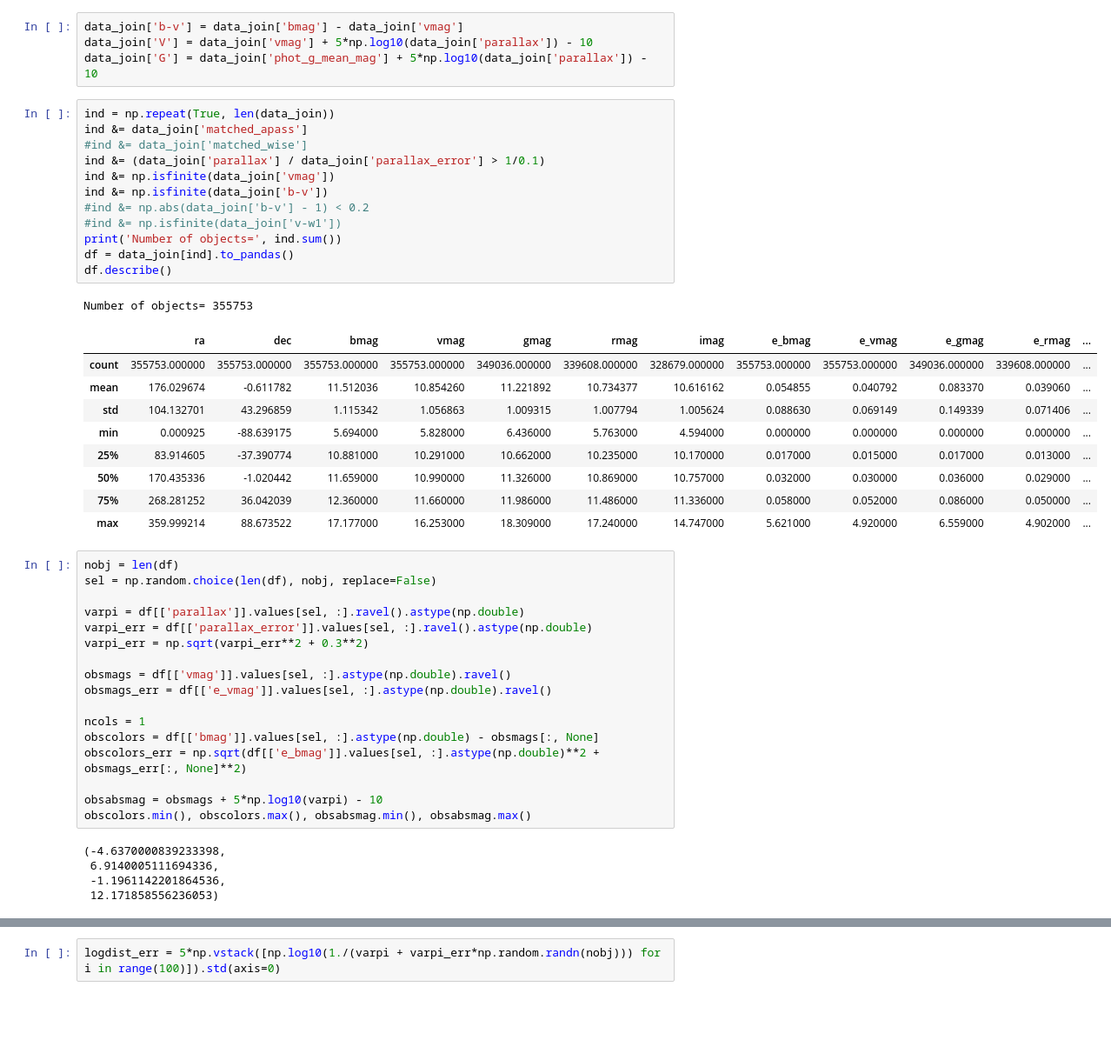
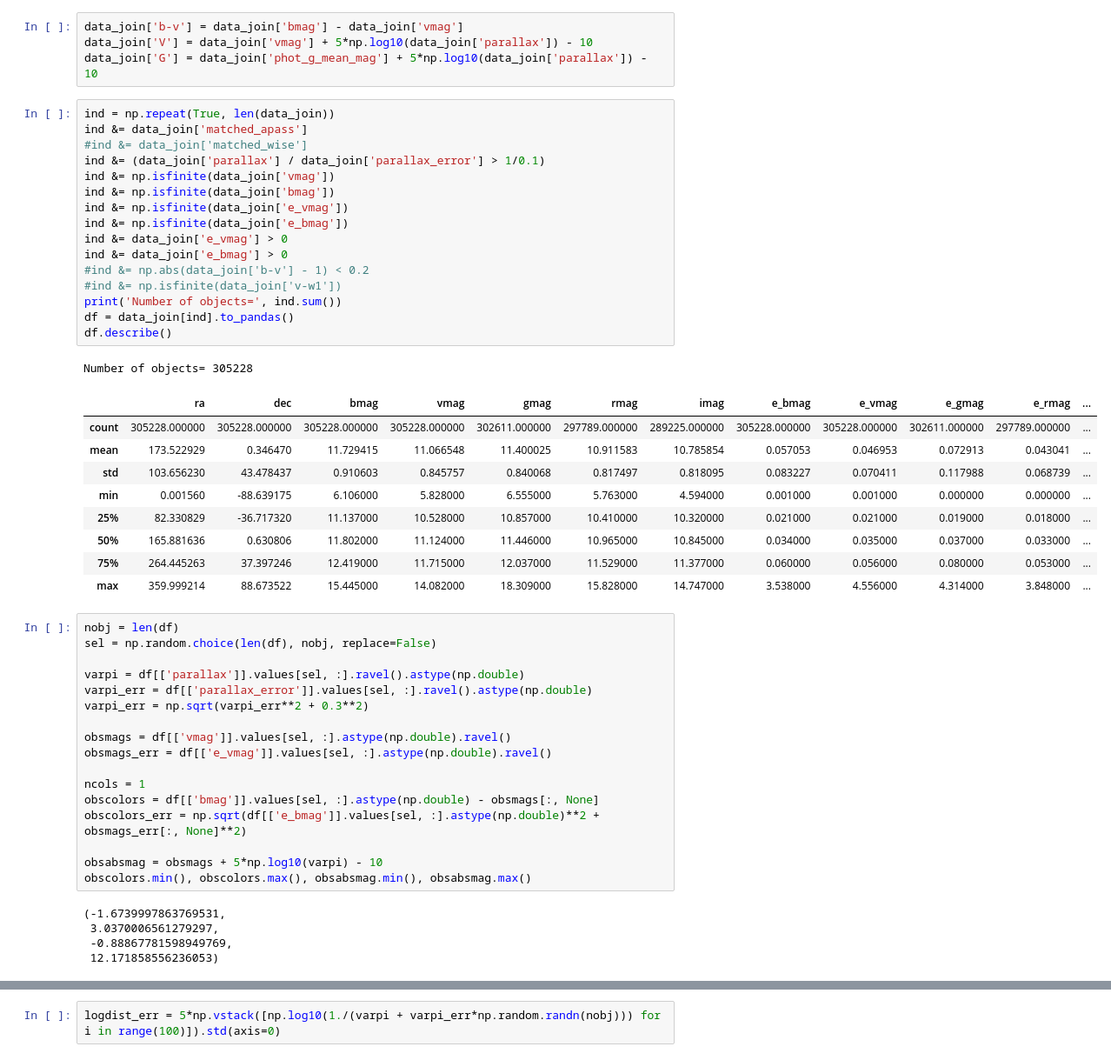
Before and after one commit to errai34/Starlight, a Jupyter notebook: notebooks/Simple HHRD applied to TGAS.ipynb, the cells around one changed output, grey strips where cells are left out. Shown at 87% size. Drawn from its saved outputs; the diff is of its cells as text; blank space fills up the shorter version.

```diff
--- a/notebooks/Simple HHRD applied to TGAS.ipynb
+++ b/notebooks/Simple HHRD applied to TGAS.ipynb
@@ -55,26 +55,30 @@ data_join['G'] = data_join['phot_g_mean_mag'] + 5*np.log10(data_join['parallax']
 # %%
 ind = np.repeat(True, len(data_join))
 ind &= data_join['matched_apass']
 #ind &= data_join['matched_wise']
 ind &= (data_join['parallax'] / data_join['parallax_error'] > 1/0.1)
 ind &= np.isfinite(data_join['vmag'])
-ind &= np.isfinite(data_join['b-v'])
+ind &= np.isfinite(data_join['bmag'])
+ind &= np.isfinite(data_join['e_vmag'])
+ind &= np.isfinite(data_join['e_bmag'])
+ind &= data_join['e_vmag'] > 0
+ind &= data_join['e_bmag'] > 0
 #ind &= np.abs(data_join['b-v'] - 1) < 0.2
 #ind &= np.isfinite(data_join['v-w1'])
 print('Number of objects=', ind.sum())
 df = data_join[ind].to_pandas()
 df.describe()
 # %% [output]
-Number of objects= 355753
+Number of objects= 305228
 |  | ra | dec | bmag | vmag | gmag | rmag | imag | e_bmag | e_vmag | e_gmag | e_rmag | ... |
-| count | 355753.000000 | 355753.000000 | 355753.000000 | 355753.000000 | 349036.000000 | 339608.000000 | 328679.000000 | 355753.000000 | 355753.000000 | 349036.000000 | 339608.000000 | ... |
-| mean | 176.029674 | -0.611782 | 11.512036 | 10.854260 | 11.221892 | 10.734377 | 10.616162 | 0.054855 | 0.040792 | 0.083370 | 0.039060 | ... |
-| std | 104.132701 | 43.296859 | 1.115342 | 1.056863 | 1.009315 | 1.007794 | 1.005624 | 0.088630 | 0.069149 | 0.149339 | 0.071406 | ... |
-| min | 0.000925 | -88.639175 | 5.694000 | 5.828000 | 6.436000 | 5.763000 | 4.594000 | 0.000000 | 0.000000 | 0.000000 | 0.000000 | ... |
-| 25% | 83.914605 | -37.390774 | 10.881000 | 10.291000 | 10.662000 | 10.235000 | 10.170000 | 0.017000 | 0.015000 | 0.017000 | 0.013000 | ... |
-| 50% | 170.435336 | -1.020442 | 11.659000 | 10.990000 | 11.326000 | 10.869000 | 10.757000 | 0.032000 | 0.030000 | 0.036000 | 0.029000 | ... |
-| 75% | 268.281252 | 36.042039 | 12.360000 | 11.660000 | 11.986000 | 11.486000 | 11.336000 | 0.058000 | 0.052000 | 0.086000 | 0.050000 | ... |
-| max | 359.999214 | 88.673522 | 17.177000 | 16.253000 | 18.309000 | 17.240000 | 14.747000 | 5.621000 | 4.920000 | 6.559000 | 4.902000 | ... |
+| count | 305228.000000 | 305228.000000 | 305228.000000 | 305228.000000 | 302611.000000 | 297789.000000 | 289225.000000 | 305228.000000 | 305228.000000 | 302611.000000 | 297789.000000 | ... |
+| mean | 173.522929 | 0.346470 | 11.729415 | 11.066548 | 11.400025 | 10.911583 | 10.785854 | 0.057053 | 0.046953 | 0.072913 | 0.043041 | ... |
+| std | 103.656230 | 43.478437 | 0.910603 | 0.845757 | 0.840068 | 0.817497 | 0.818095 | 0.083227 | 0.070411 | 0.117988 | 0.068739 | ... |
+| min | 0.001560 | -88.639175 | 6.106000 | 5.828000 | 6.555000 | 5.763000 | 4.594000 | 0.001000 | 0.001000 | 0.000000 | 0.000000 | ... |
+| 25% | 82.330829 | -36.717320 | 11.137000 | 10.528000 | 10.857000 | 10.410000 | 10.320000 | 0.021000 | 0.021000 | 0.019000 | 0.018000 | ... |
+| 50% | 165.881636 | 0.630806 | 11.802000 | 11.124000 | 11.446000 | 10.965000 | 10.845000 | 0.034000 | 0.035000 | 0.037000 | 0.033000 | ... |
+| 75% | 264.445263 | 37.397246 | 12.419000 | 11.715000 | 12.037000 | 11.529000 | 11.377000 | 0.060000 | 0.056000 | 0.080000 | 0.053000 | ... |
+| max | 359.999214 | 88.673522 | 15.445000 | 14.082000 | 18.309000 | 15.828000 | 14.747000 | 3.538000 | 4.556000 | 4.314000 | 3.848000 | ... |
 # %%
 nobj = len(df)
 sel = np.random.choice(len(df), nobj, replace=False)
@@ -93,9 +97,9 @@ obscolors_err = np.sqrt(df[['e_bmag']].values[sel, :].astype(np.double)**2 + obs
 obsabsmag = obsmags + 5*np.log10(varpi) - 10
 obscolors.min(), obscolors.max(), obsabsmag.min(), obsabsmag.max()
 # %% [output]
-(-4.6370000839233398,
- 6.9140005111694336,
- -1.1961142201864536,
+(-1.6739997863769531,
+ 3.0370006561279297,
+ -0.88867781598949769,
  12.171858556236053)
 # %%
 # Construct tiling of mag-color space
```
Also changed, not shown: parts of 13 cells of this notebook, 3 other files.
